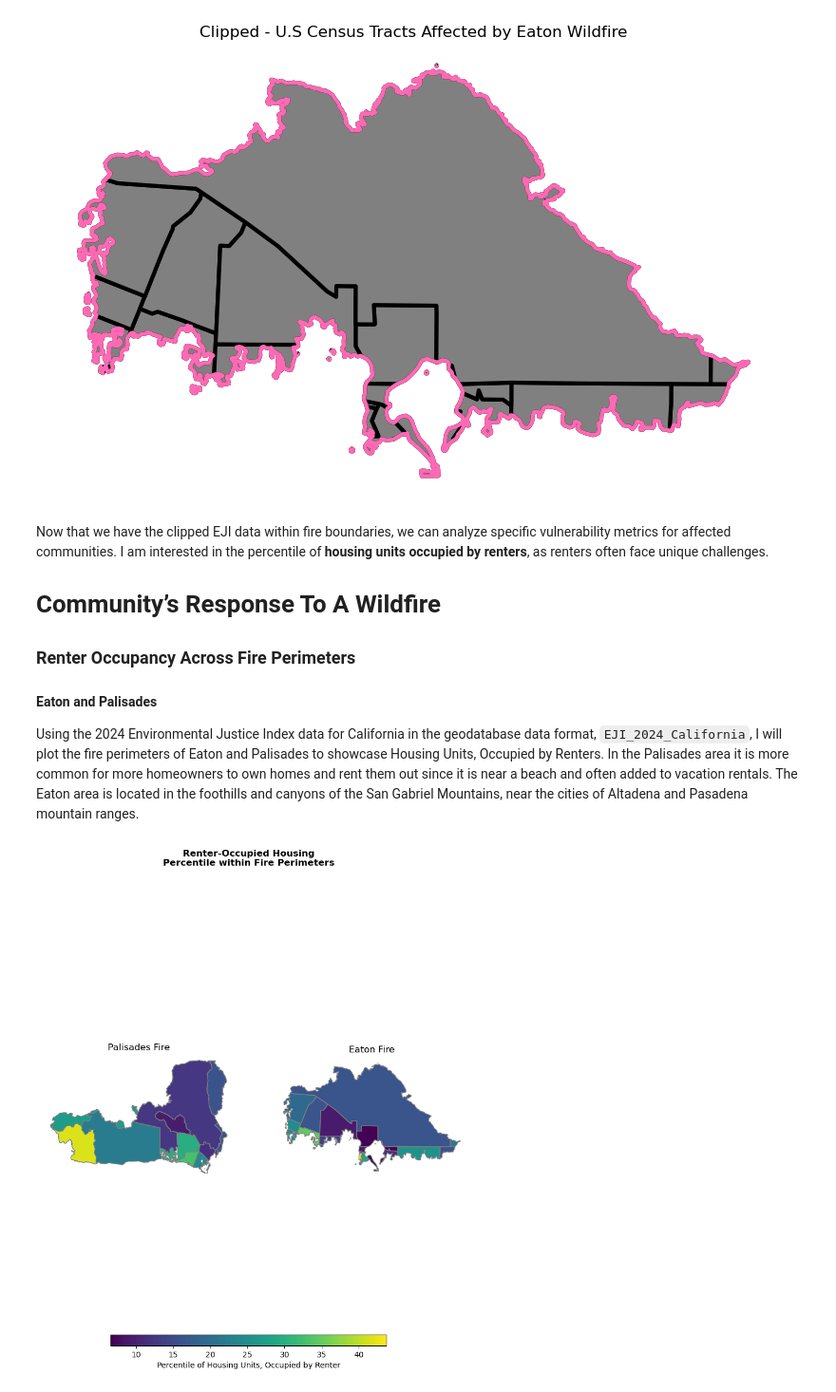
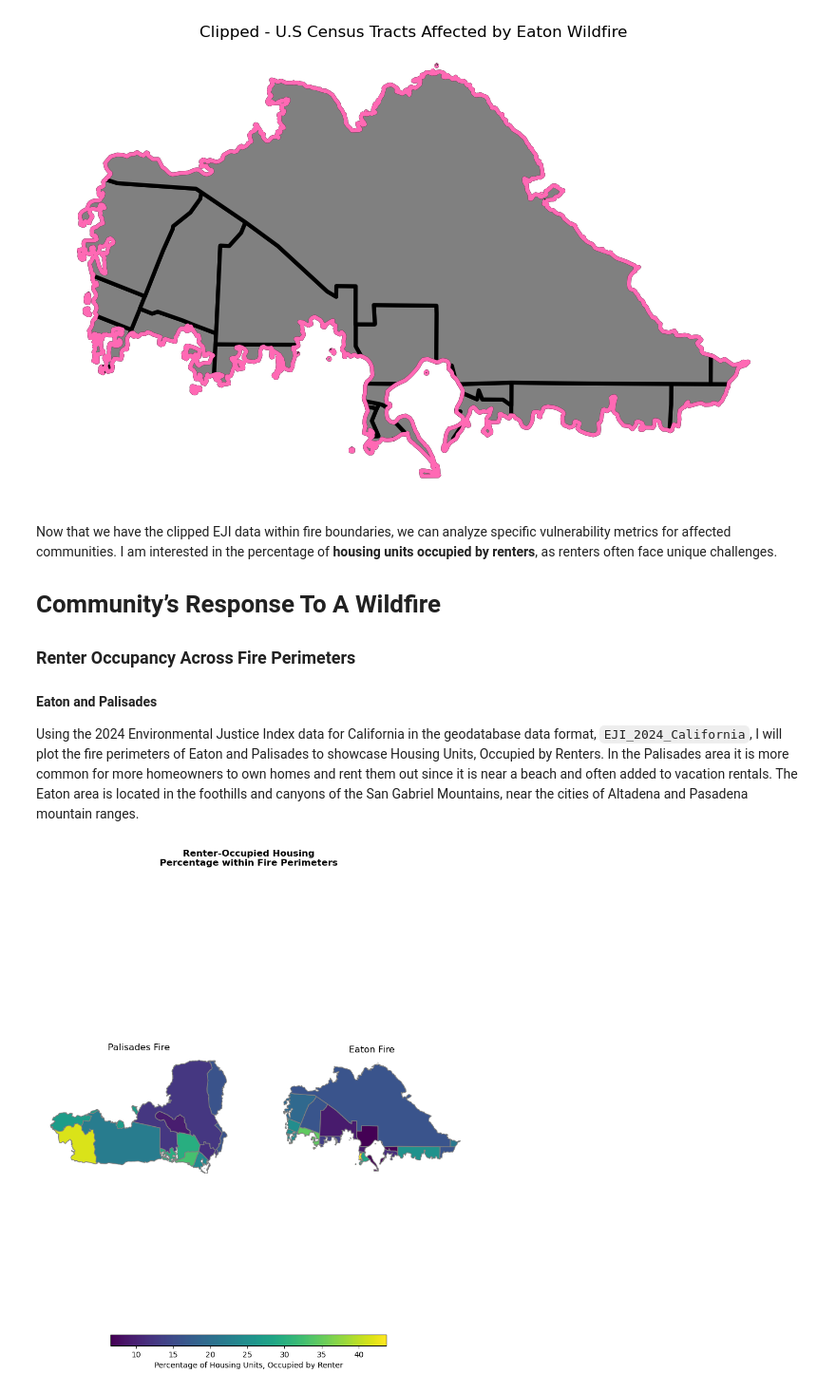
Before and after one commit to marietolteca00/eds220-hwk4, a Jupyter notebook: la_wildifre_and_social_impacts.ipynb, the cells around one changed output. Shown at 95% size. Drawn from its saved outputs; the diff is of its cells as text; code cells hidden in the pictures.

Commit message:
Fix Incorrect variable for renter map.

```diff
--- a/la_wildifre_and_social_impacts.ipynb
+++ b/la_wildifre_and_social_impacts.ipynb
@@ -414,7 +414,7 @@ plt.show()
 # %% [output]
 [figure]
 # %% [markdown]
-Now that we have the clipped EJI data within fire boundaries, we can analyze specific vulnerability metrics for affected communities. I am interested in the percentile of **housing units occupied by renters**, as renters often face unique challenges.
+Now that we have the clipped EJI data within fire boundaries, we can analyze specific vulnerability metrics for affected communities. I am interested in the percentage of **housing units occupied by renters**, as renters often face unique challenges.
 
 # Community’s Response To A Wildfire
 ### Renter Occupancy Across Fire Perimeters
@@ -436,35 +436,35 @@ column= eji_variable,
 vmin=vmin, vmax=vmax,
 legend=False,
 ax=ax1,
 cmap='viridis',
 edgecolor="grey")
 
 ax1.set_title('Palisades Fire')
 ax1.axis('off')
 
 # Plot census tracts within Eaton perimeter
 eji_eaton_clip.plot(
 column=eji_variable,
 vmin=vmin, vmax=vmax,
 legend=False,
 ax=ax2,
 cmap='viridis',
 edgecolor="grey")
 
 ax2.set_title('Eaton Fire')
 ax2.axis('off')
 
 # Add overall title
-fig.suptitle('Renter-Occupied Housing\nPercentile within Fire Perimeters',weight='bold')
+fig.suptitle('Renter-Occupied Housing\nPercentage within Fire Perimeters',weight='bold')
 
 
 # Add shared colorbar at the bottom
 sm = plt.cm.ScalarMappable(norm=plt.Normalize(vmin=vmin, vmax=vmax), cmap = 'viridis')
 cbar_ax = fig.add_axes([0.25, 0.08, 0.5, 0.02]) # [left, bottom, width, height]
 cbar = fig.colorbar(sm, cax=cbar_ax, orientation='horizontal')
-cbar.set_label('Percentile of Housing Units, Occupied by Renter')
+cbar.set_label('Percentage of Housing Units, Occupied by Renter')
 plt.show()
 # %% [output]
-[figure, old version]
+[figure, new version]
 # %% [markdown]
 #### Interpretation
```
Also changed, not shown: parts of 1 cell of this notebook.
